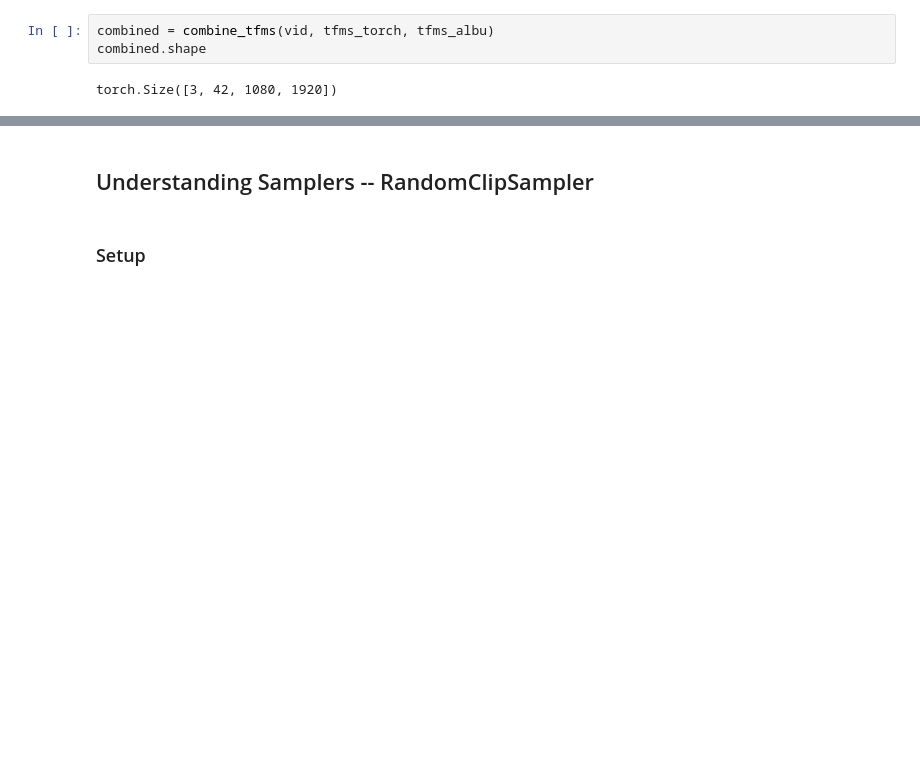
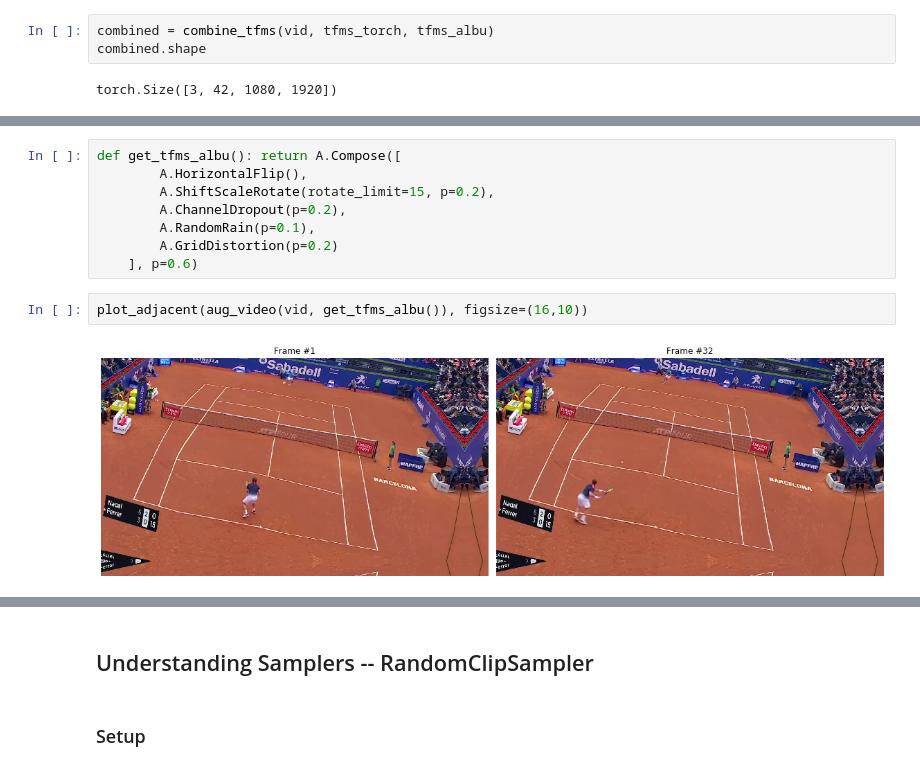
Before and after one commit to rsomani95/video-classification, a Jupyter notebook: notebooks/understanding-the-pieces.ipynb, the cells around one changed output, grey strips where cells are left out. Saved outputs shown, nothing was run; the diff lists cells and outputs as text; blank space fills up the shorter version.

```diff
--- a/notebooks/understanding-the-pieces.ipynb
+++ b/notebooks/understanding-the-pieces.ipynb
@@ -681,0 +722,12 @@ Clipping input data to the valid range for imshow with RGB data ([0..1] for floa
+# %%
+def get_tfms_albu(): return A.Compose([
+        A.HorizontalFlip(),
+        A.ShiftScaleRotate(rotate_limit=15, p=0.2),
+        A.ChannelDropout(p=0.2),
+        A.RandomRain(p=0.1),
+        A.GridDistortion(p=0.2)
+    ], p=0.6)
+# %%
+plot_adjacent(aug_video(vid, get_tfms_albu()), figsize=(16,10))
+# %% [output]
+[figure, added]
```
Also changed, not shown: parts of 39 cells of this notebook.
